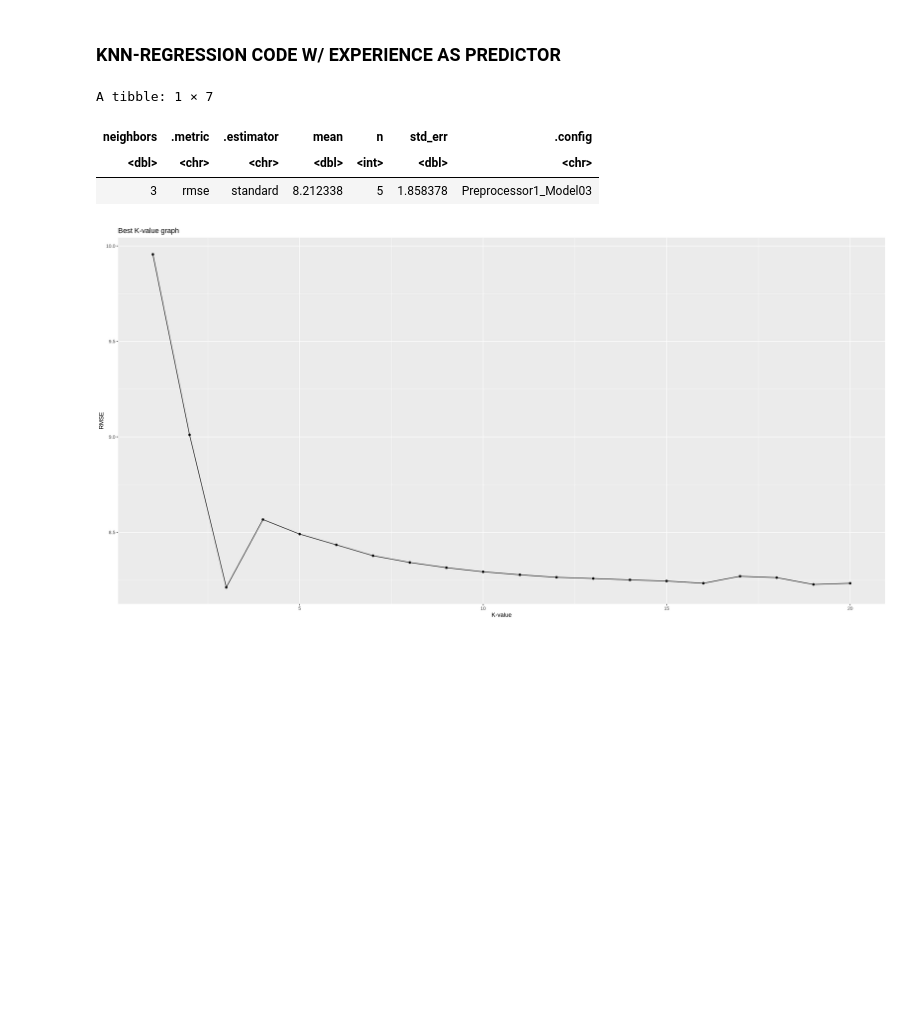
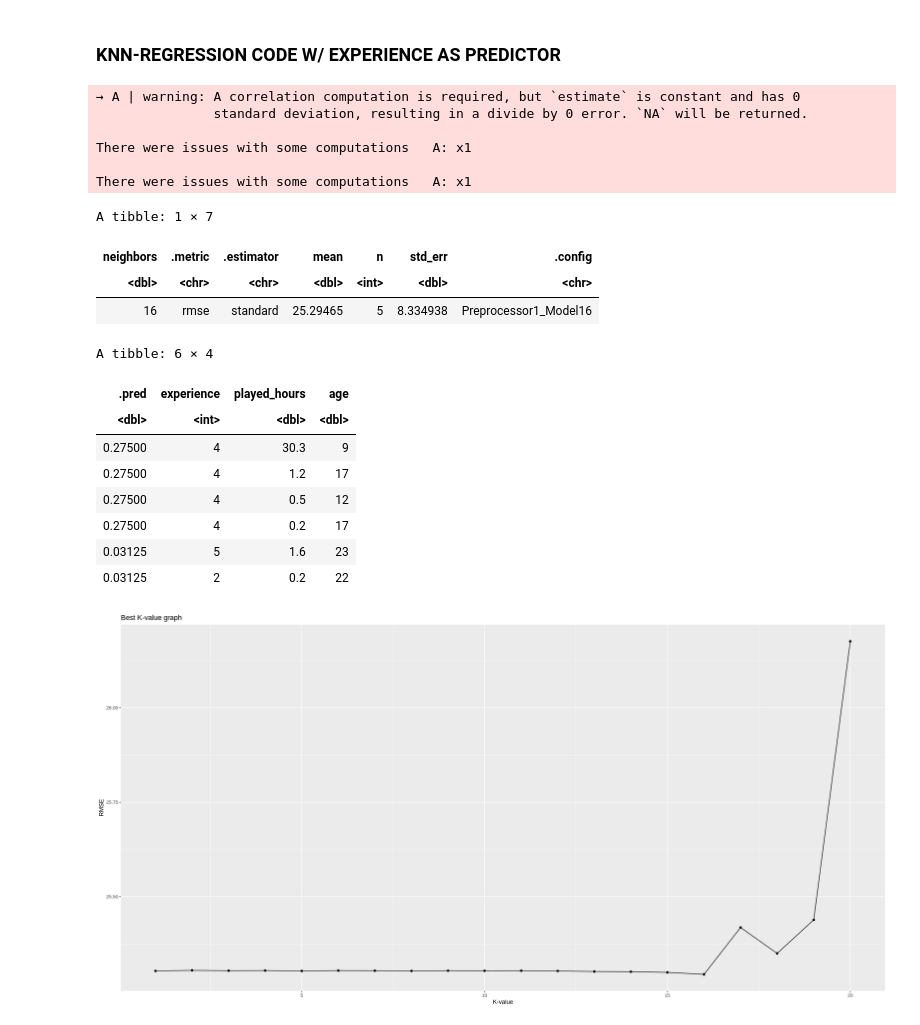
Before and after one commit to 04thvs/dsci100_39, a Jupyter notebook: code.ipynb, the cells around one changed output. Drawn from its saved outputs; the diff is of its cells as text; code cells hidden in the pictures; blank space fills up the shorter version.

Commit message:
experience predictions

```diff
--- a/code.ipynb
+++ b/code.ipynb
@@ -178,34 +178,64 @@ step_center(all_predictors())
 
 # WORKFLOW
 
 experience_knn_workflow <- workflow() |>
     add_model(players_spec)|>
     add_recipe(experience_recipe)
 
 experience_tuning <- experience_knn_workflow |>
     tune_grid(resamples = players_vfold, grid = k_values)|>
     collect_metrics()
 
 best_experience_k <- experience_tuning |>
     filter(.metric == 'rmse')|>
     slice_min(mean, n = 1)
 
 best_experience_k_viz <- experience_tuning |>
 filter(.metric == 'rmse') |>
 ggplot(aes(x = neighbors, y = mean)) +
 geom_point() +
 geom_line(aes(x = neighbors, y = mean)) +
 labs(x = "K-value", y = "RMSE") +
 ggtitle("Best K-value graph")
 
 best_experience_k
 best_experience_k_viz
 
-# The result for tuning for the best K was when K = 3 with an RMSE of 8.212338
+# The result for tuning for the best K was when K = 16 with an RMSE of 25.29465
 # The data is skewed in a lot of ways--need to talk about this
+
+best_experience_spec <- nearest_neighbor(weight_func = 'rectangular', neighbors = 16)|>
+    set_engine('kknn')|>
+    set_mode('regression')
+
+experience_fit <- workflow()|>
+    add_recipe(experience_recipe)|>
+    add_model(best_experience_spec)|>
+    fit(players_training)
+
+experience_preds <- experience_fit |>
+    predict(players_testing)|>
+    bind_cols(players_testing)|>
+    arrange(desc(.pred))
+head(experience_preds)
 # %% [output]
-A tibble: 1 × 7
+→ A | warning: A correlation computation is required, but `estimate` is constant and has 0
+               standard deviation, resulting in a divide by 0 error. `NA` will be returned.
+
+There were issues with some computations   A: x1
+
+There were issues with some computations   A: x1
+A tibble: 1 × 7
 | neighbors | .metric | .estimator | mean | n | std_err | .config |
 | <dbl> | <chr> | <chr> | <dbl> | <int> | <dbl> | <chr> |
-| 3 | rmse | standard | 8.212338 | 5 | 1.858378 | Preprocessor1_Model03 |
+| 16 | rmse | standard | 25.29465 | 5 | 8.334938 | Preprocessor1_Model16 |
+A tibble: 6 × 4
+| .pred | experience | played_hours | age |
+| <dbl> | <int> | <dbl> | <dbl> |
+| 0.27500 | 4 | 30.3 | 9 |
+| 0.27500 | 4 | 1.2 | 17 |
+| 0.27500 | 4 | 0.5 | 12 |
+| 0.27500 | 4 | 0.2 | 17 |
+| 0.03125 | 5 | 1.6 | 23 |
+| 0.03125 | 2 | 0.2 | 22 |
-[figure, old version]
+[figure, new version]
```
Also changed, not shown: parts of 4 cells of this notebook.
